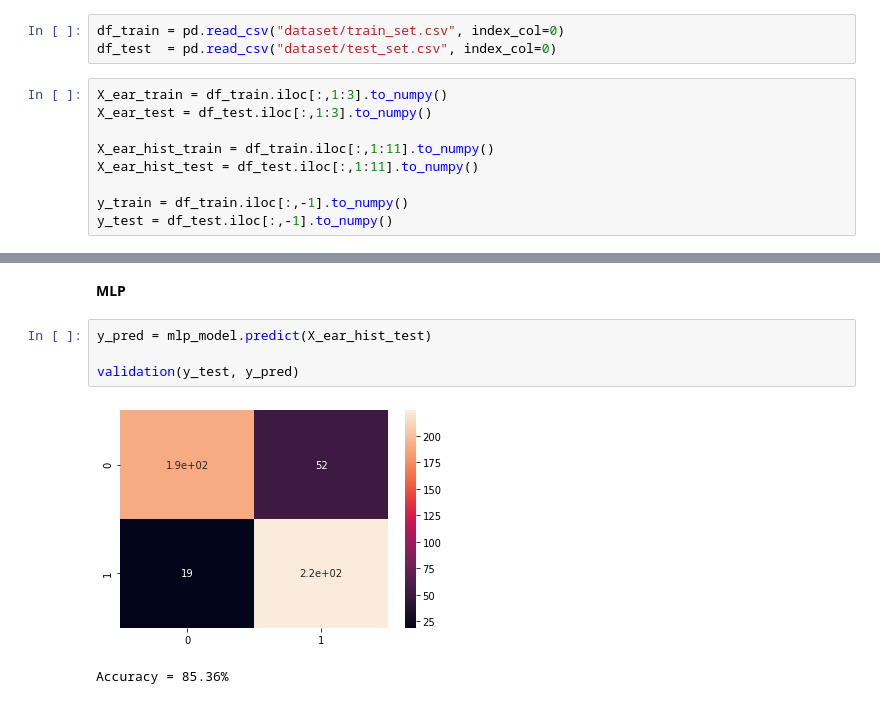
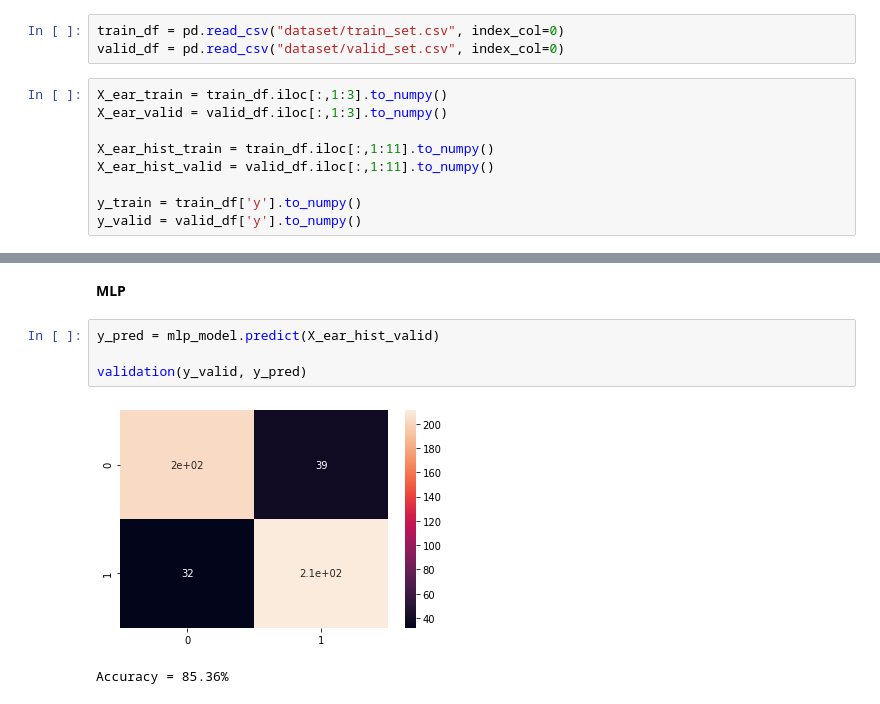
Before and after one commit to Gabriellgpc/open_closed_eyes_classifier, a Jupyter notebook: training.ipynb, the cells around one changed output, grey strips where cells are left out. Saved outputs shown, nothing was run; the diff lists cells and outputs as text.

```diff
--- a/training.ipynb
+++ b/training.ipynb
@@ -21,17 +21,17 @@ predictor = dlib.shape_predictor("../shape_predictor_68_face_landmarks.dat")
 # %% [markdown]
 ## Carregando o dataset
 # %%
-df_train = pd.read_csv("dataset/train_set.csv", index_col=0)
-df_test  = pd.read_csv("dataset/test_set.csv", index_col=0)
+train_df = pd.read_csv("dataset/train_set.csv", index_col=0)
+valid_df = pd.read_csv("dataset/valid_set.csv", index_col=0)
 # %%
-X_ear_train = df_train.iloc[:,1:3].to_numpy()
-X_ear_test = df_test.iloc[:,1:3].to_numpy()
+X_ear_train = train_df.iloc[:,1:3].to_numpy()
+X_ear_valid = valid_df.iloc[:,1:3].to_numpy()
 
-X_ear_hist_train = df_train.iloc[:,1:11].to_numpy()
-X_ear_hist_test = df_test.iloc[:,1:11].to_numpy()
+X_ear_hist_train = train_df.iloc[:,1:11].to_numpy()
+X_ear_hist_valid = valid_df.iloc[:,1:11].to_numpy()
 
-y_train = df_train.iloc[:,-1].to_numpy()
-y_test = df_test.iloc[:,-1].to_numpy()
+y_train = train_df['y'].to_numpy()
+y_valid = valid_df['y'].to_numpy()
 # %% [markdown]
 ## Criando o modelo, o classificador
 # %% [markdown]
@@ -221,9 +221,9 @@ Accuracy = 86.80%
 # %% [markdown]
 **MLP**
 # %%
-y_pred = mlp_model.predict(X_ear_hist_test)
+y_pred = mlp_model.predict(X_ear_hist_valid)
 
-validation(y_test, y_pred)
+validation(y_valid, y_pred)
 # %% [output]
-[figure, old version]
+[figure, new version]
 Accuracy = 85.36%
```
Also changed, not shown: parts of 12 cells of this notebook, 1 other file.
